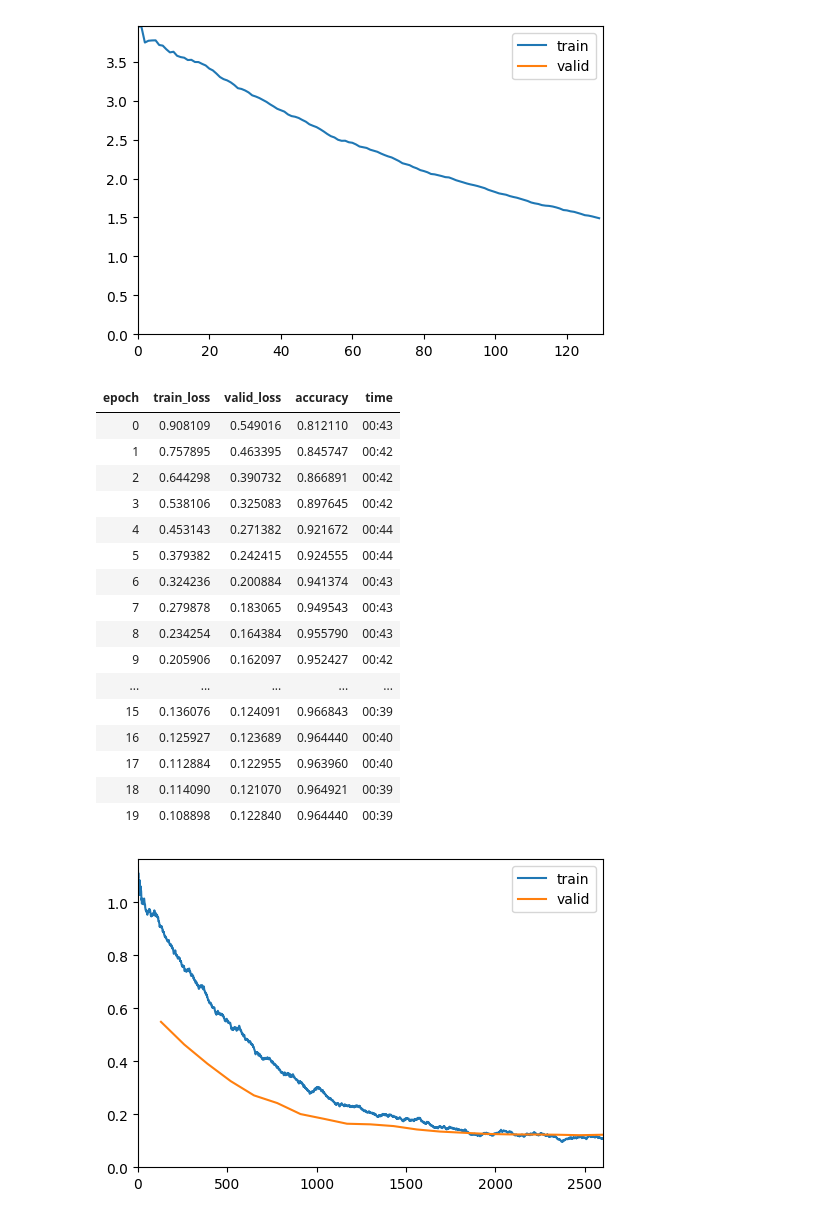
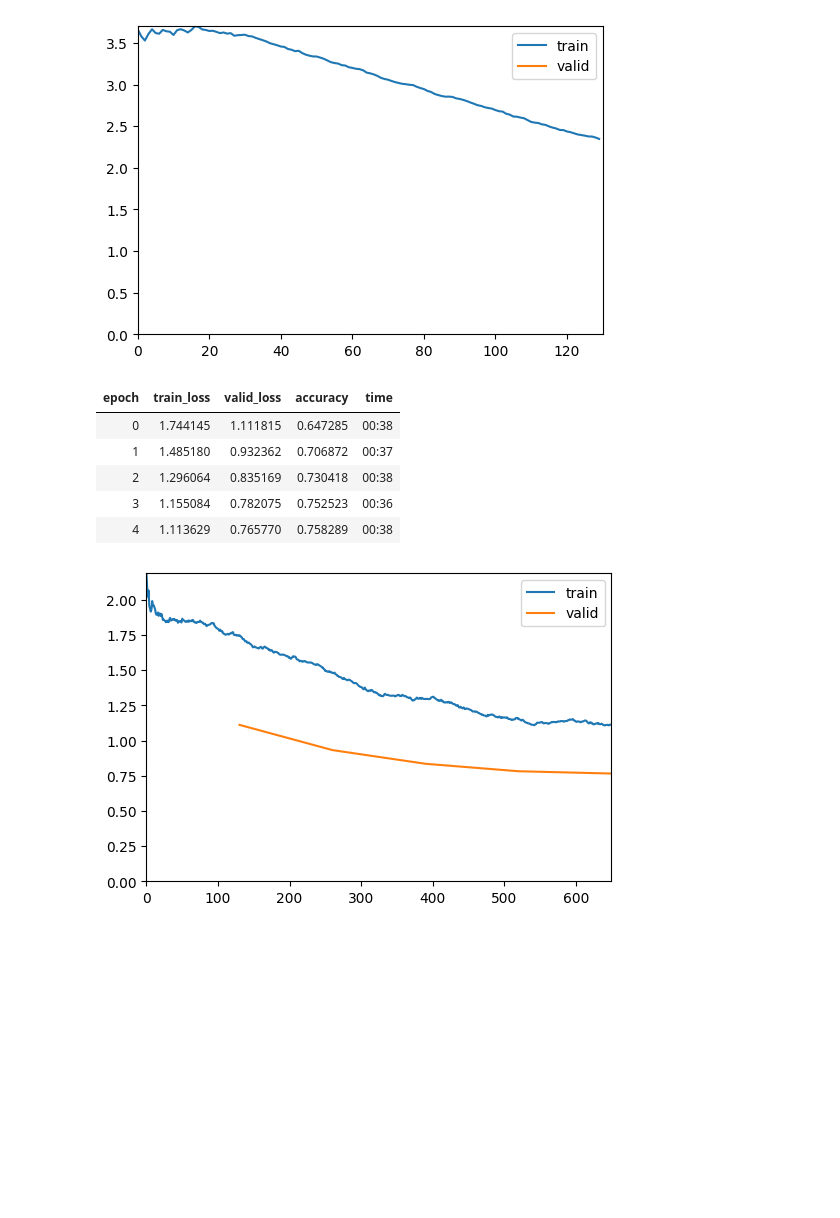
Before and after one commit to dnth/timm-flutter-pytorch-lite-blogpost, a Jupyter notebook: train/train.ipynb, the cells around one changed output. Drawn from its saved outputs; the diff is of its cells as text; code cells hidden in the pictures; blank space fills up the shorter version.

```diff
--- a/train/train.ipynb
+++ b/train/train.ipynb
@@ -5,7 +23,7 @@
 # %%
 from fastai.vision.all import *
 # %%
-trn_path = Path('./data/paddy-disease-classification/train_images')
+trn_path = Path('../data/train_images')
 # %%
 dls = ImageDataLoaders.from_folder(trn_path, seed=42, valid_pct=0.2,
                                 item_tfms=[Resize((480, 360))], batch_tfms=aug_transforms(size=(256,192), min_scale=0.75))
@@ -37,5 +55,5 @@ timm.list_models('*conv*t*')
 # %%
-learn = vision_learner(dls, 'convnext_tiny_in22k', metrics=accuracy).to_fp16()
+learn = vision_learner(dls, 'mobilevit_xxs', metrics=accuracy).to_fp16()
 # %%
 learn.lr_find()
 # %% [output]
@@ -45,4 +63,4 @@ SuggestedLRs(valley=0.0008317637839354575)
 # %%
-learn.fine_tune(20, base_lr=1e-3, cbs=[ShowGraphCallback()])
+learn.fine_tune(5, base_lr=1e-3, cbs=[ShowGraphCallback()])
 # %% [output]
 | epoch | train_loss | valid_loss | accuracy | time |
@@ -50,20 +68,9 @@ learn.fine_tune(20, base_lr=1e-3, cbs=[ShowGraphCallback()])
-[figure, old version]
+[figure, new version]
 | epoch | train_loss | valid_loss | accuracy | time |
-| 0 | 0.908109 | 0.549016 | 0.812110 | 00:43 |
-| 1 | 0.757895 | 0.463395 | 0.845747 | 00:42 |
-| 2 | 0.644298 | 0.390732 | 0.866891 | 00:42 |
-| 3 | 0.538106 | 0.325083 | 0.897645 | 00:42 |
-| 4 | 0.453143 | 0.271382 | 0.921672 | 00:44 |
-| 5 | 0.379382 | 0.242415 | 0.924555 | 00:44 |
-| 6 | 0.324236 | 0.200884 | 0.941374 | 00:43 |
-| 7 | 0.279878 | 0.183065 | 0.949543 | 00:43 |
-| 8 | 0.234254 | 0.164384 | 0.955790 | 00:43 |
-| 9 | 0.205906 | 0.162097 | 0.952427 | 00:42 |
-| ... | ... | ... | ... | ... |
-| 15 | 0.136076 | 0.124091 | 0.966843 | 00:39 |
-| 16 | 0.125927 | 0.123689 | 0.964440 | 00:40 |
-| 17 | 0.112884 | 0.122955 | 0.963960 | 00:40 |
-| 18 | 0.114090 | 0.121070 | 0.964921 | 00:39 |
-| 19 | 0.108898 | 0.122840 | 0.964440 | 00:39 |
+| 0 | 1.744145 | 1.111815 | 0.647285 | 00:38 |
+| 1 | 1.485180 | 0.932362 | 0.706872 | 00:37 |
+| 2 | 1.296064 | 0.835169 | 0.730418 | 00:38 |
+| 3 | 1.155084 | 0.782075 | 0.752523 | 00:36 |
+| 4 | 1.113629 | 0.765770 | 0.758289 | 00:38 |
-[figure, old version]
+[figure, new version]
 # %%
```
Also changed, not shown: parts of 6 cells of this notebook.
